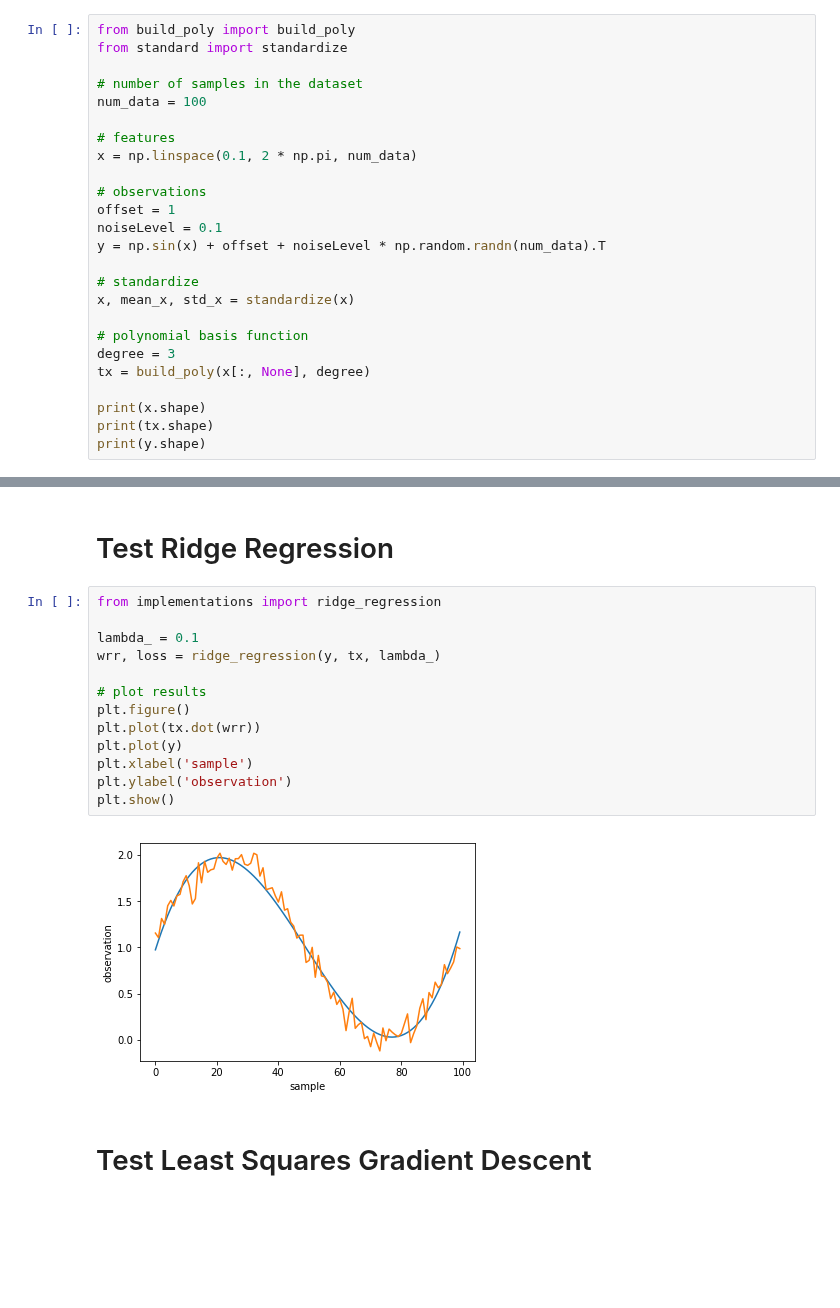
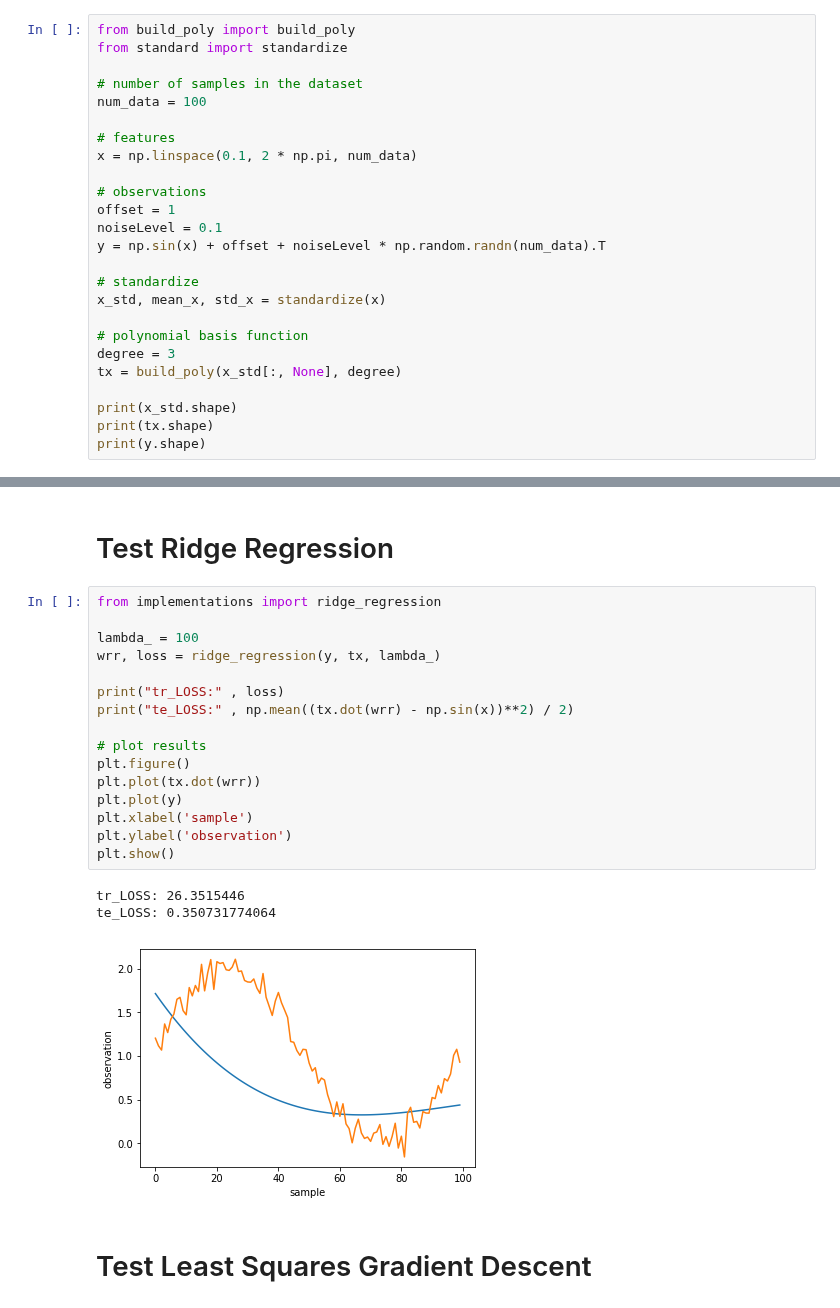
Before and after one commit to iricchi/Project1_ML, a Jupyter notebook: code/COMMON/test_implementations.ipynb, the cells around one changed output, grey strips where cells are left out. Drawn from its saved outputs; the diff is of its cells as text; blank space fills up the shorter version.

```diff
--- a/code/COMMON/test_implementations.ipynb
+++ b/code/COMMON/test_implementations.ipynb
@@ -25,13 +25,13 @@ noiseLevel = 0.1
 y = np.sin(x) + offset + noiseLevel * np.random.randn(num_data).T
 
 # standardize
-x, mean_x, std_x = standardize(x)
+x_std, mean_x, std_x = standardize(x)
 
 # polynomial basis function
 degree = 3
-tx = build_poly(x[:, None], degree)
+tx = build_poly(x_std[:, None], degree)
 
-print(x.shape)
+print(x_std.shape)
 print(tx.shape)
 print(y.shape)
 # %% [output]
@@ -59,18 +64,23 @@ plt.show()
 # %%
 from implementations import ridge_regression
 
-lambda_ = 0.1
+lambda_ = 100
 wrr, loss = ridge_regression(y, tx, lambda_)
+
+print("tr_LOSS:" , loss)
+print("te_LOSS:" , np.mean((tx.dot(wrr) - np.sin(x))**2) / 2)
 
 # plot results
 plt.figure()
 plt.plot(tx.dot(wrr))
 plt.plot(y)
 plt.xlabel('sample')
 plt.ylabel('observation')
 plt.show()
 # %% [output]
+tr_LOSS: 26.3515446
+te_LOSS: 0.350731774064
-[figure, old version]
+[figure, new version]
 # %% [markdown]
 # Test Least Squares Gradient Descent
 # %%
```
Also changed, not shown: parts of 7 cells of this notebook, 7 other files.
